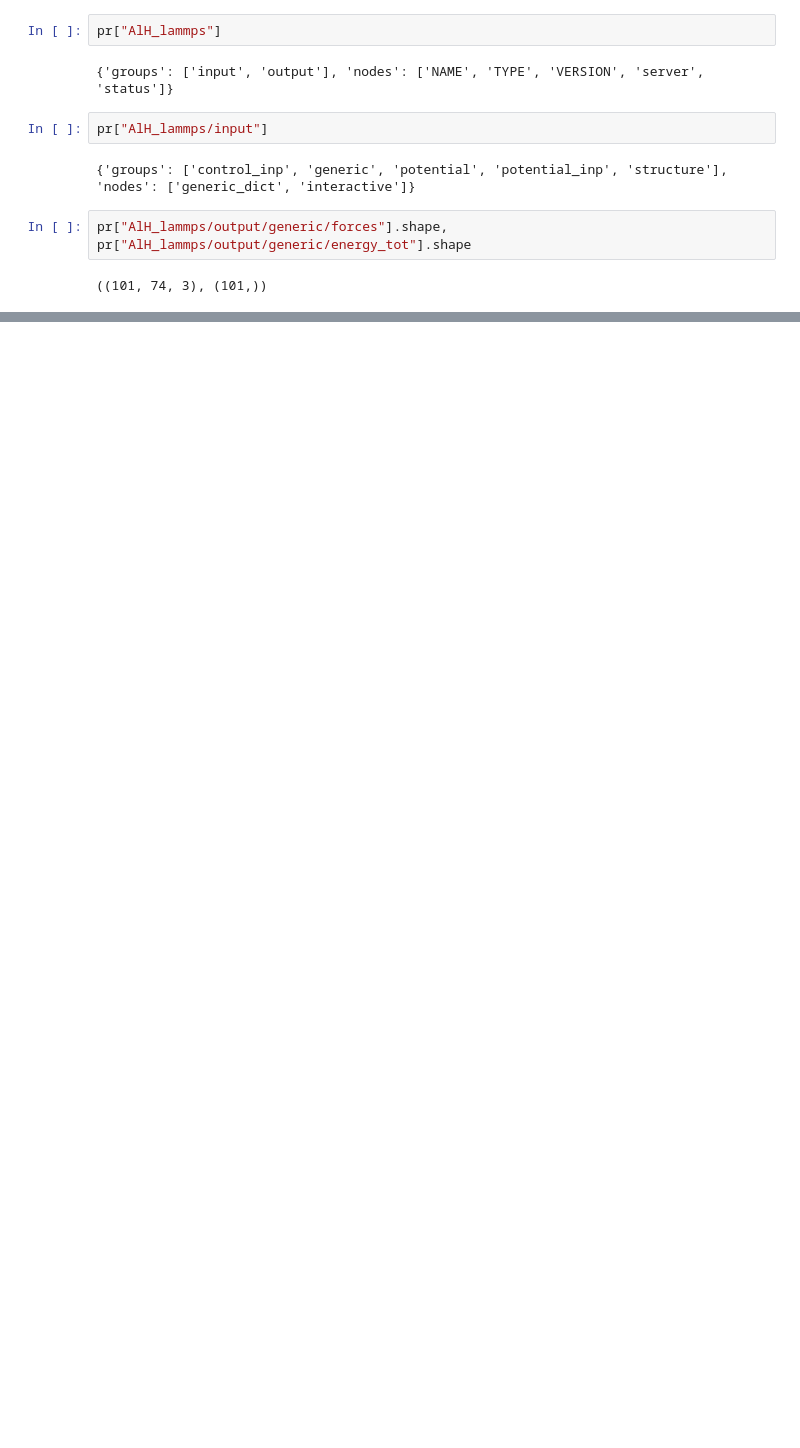
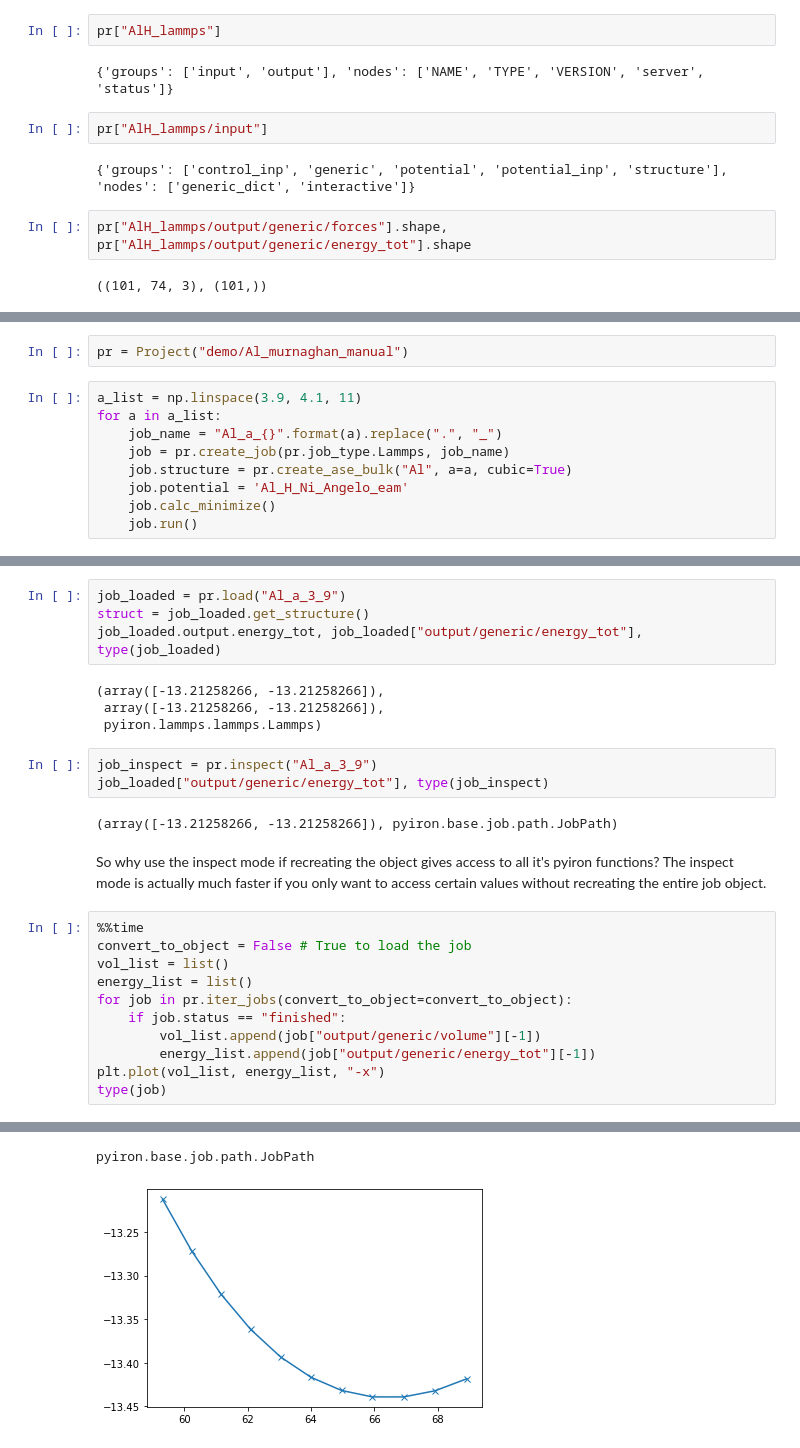
Before and after one commit to pyiron-workshop/pyiron-virtual-workshop-2020, a Jupyter notebook: tutorials/ex_1_introduction.ipynb, the cells around one changed output, grey strips where cells are left out. Saved outputs shown, nothing was run; the diff lists cells and outputs as text; blank space fills up the shorter version.

```diff
--- a/tutorials/ex_1_introduction.ipynb
+++ b/tutorials/ex_1_introduction.ipynb
@@ -224,0 +226,11 @@ Hint: use for loops and calc_minimize
+# %%
+pr = Project("demo/Al_murnaghan_manual")
+# %%
+a_list = np.linspace(3.9, 4.1, 11)
+for a in a_list:
+    job_name = "Al_a_{}".format(a).replace(".", "_")
+    job = pr.create_job(pr.job_type.Lammps, job_name)
+    job.structure = pr.create_ase_bulk("Al", a=a, cubic=True)
+    job.potential = 'Al_H_Ni_Angelo_eam'
+    job.calc_minimize()
+    job.run()
@@ -224,0 +255,27 @@ Hint: use for loops and calc_minimize
+# %%
+job_loaded = pr.load("Al_a_3_9")
+struct = job_loaded.get_structure()
+job_loaded.output.energy_tot, job_loaded["output/generic/energy_tot"], type(job_loaded)
+# %% [output]
+(array([-13.21258266, -13.21258266]),
+ array([-13.21258266, -13.21258266]),
+ pyiron.lammps.lammps.Lammps)
+# %%
+job_inspect = pr.inspect("Al_a_3_9")
+job_loaded["output/generic/energy_tot"], type(job_inspect)
+# %% [output]
+(array([-13.21258266, -13.21258266]), pyiron.base.job.path.JobPath)
+# %% [markdown]
+So why use the inspect mode if recreating the object gives access to all it's pyiron functions? The inspect mode is actually much faster if you only want to access certain values without recreating the entire job object.
+# %%
+%%time
+convert_to_object = False # True to load the job
+vol_list = list()
+energy_list = list()
+for job in pr.iter_jobs(convert_to_object=convert_to_object):
+    if job.status == "finished":
+        vol_list.append(job["output/generic/volume"][-1])
+        energy_list.append(job["output/generic/energy_tot"][-1])
+plt.plot(vol_list, energy_list, "-x")
+type(job)
+# %% [output]
@@ -224,0 +284,2 @@ Hint: use for loops and calc_minimize
+pyiron.base.job.path.JobPath
+[figure, added]
```
Also changed, not shown: parts of 32 cells of this notebook.
